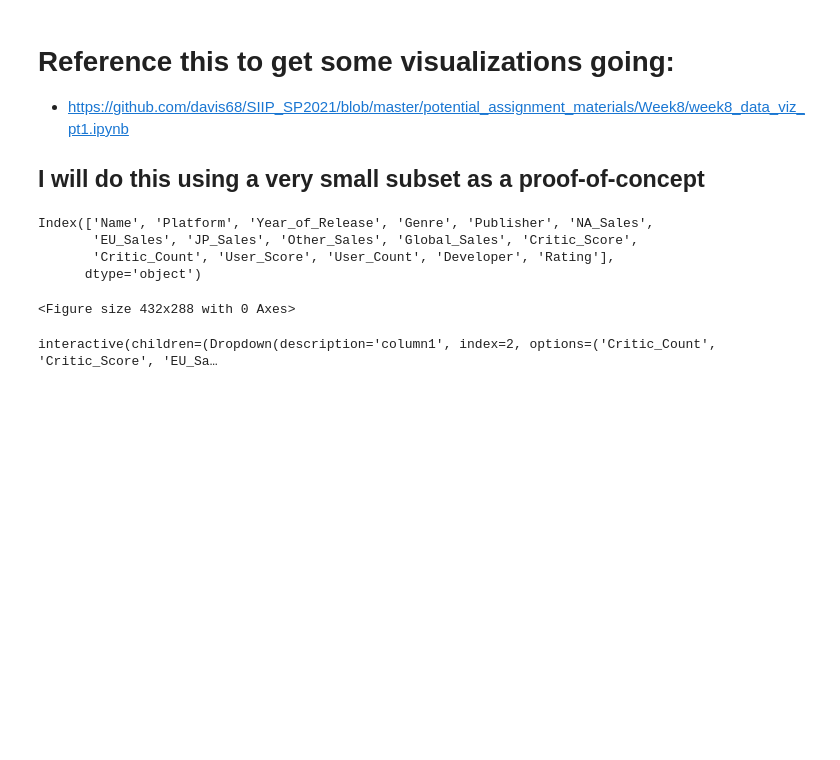
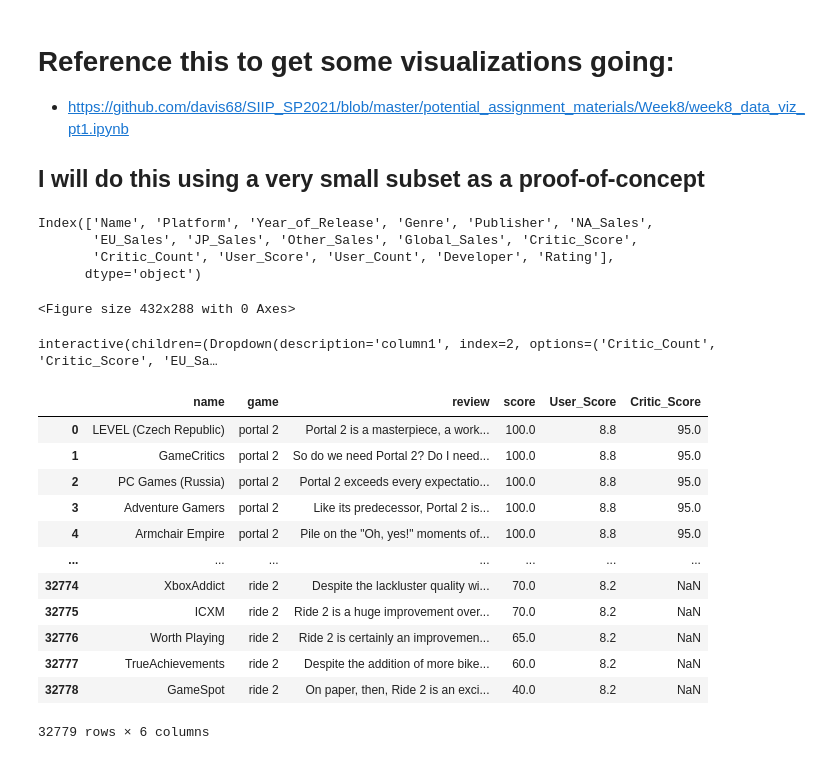
Before and after one commit to velwu/UIUC-MLTP-Final, a Jupyter notebook: code_cooking_station.ipynb, the cells around one changed output. Cells and saved outputs as stored; diff of their text form; code cells hidden in the pictures; blank space fills up the shorter version.

```diff
--- a/code_cooking_station.ipynb
+++ b/code_cooking_station.ipynb
@@ -172,3 +210,19 @@ def get_quick_corrlations(column1 = 'EU_Sales', column2 = 'User_Score'):
 # %% [output]
 <Figure size 432x288 with 0 Axes>
 interactive(children=(Dropdown(description='column1', index=2, options=('Critic_Count', 'Critic_Score', 'EU_Sa…
+# %%
+ideal_df[["name", "game", "review", "score", "User_Score", "Critic_Score"]]
+# %% [output]
+|  | name | game | review | score | User_Score | Critic_Score |
+| 0 | LEVEL (Czech Republic) | portal 2 | Portal 2 is a masterpiece, a work... | 100.0 | 8.8 | 95.0 |
+| 1 | GameCritics | portal 2 | So do we need Portal 2? Do I need... | 100.0 | 8.8 | 95.0 |
+| 2 | PC Games (Russia) | portal 2 | Portal 2 exceeds every expectatio... | 100.0 | 8.8 | 95.0 |
+| 3 | Adventure Gamers | portal 2 | Like its predecessor, Portal 2 is... | 100.0 | 8.8 | 95.0 |
+| 4 | Armchair Empire | portal 2 | Pile on the "Oh, yes!" moments of... | 100.0 | 8.8 | 95.0 |
+| ... | ... | ... | ... | ... | ... | ... |
+| 32774 | XboxAddict | ride 2 | Despite the lackluster quality wi... | 70.0 | 8.2 | NaN |
+| 32775 | ICXM | ride 2 | Ride 2 is a huge improvement over... | 70.0 | 8.2 | NaN |
+| 32776 | Worth Playing | ride 2 | Ride 2 is certainly an improvemen... | 65.0 | 8.2 | NaN |
+| 32777 | TrueAchievements | ride 2 | Despite the addition of more bike... | 60.0 | 8.2 | NaN |
+| 32778 | GameSpot | ride 2 | On paper, then, Ride 2 is an exci... | 40.0 | 8.2 | NaN |
+32779 rows × 6 columns
```
Also changed, not shown: parts of 5 cells of this notebook, 2 other files.
